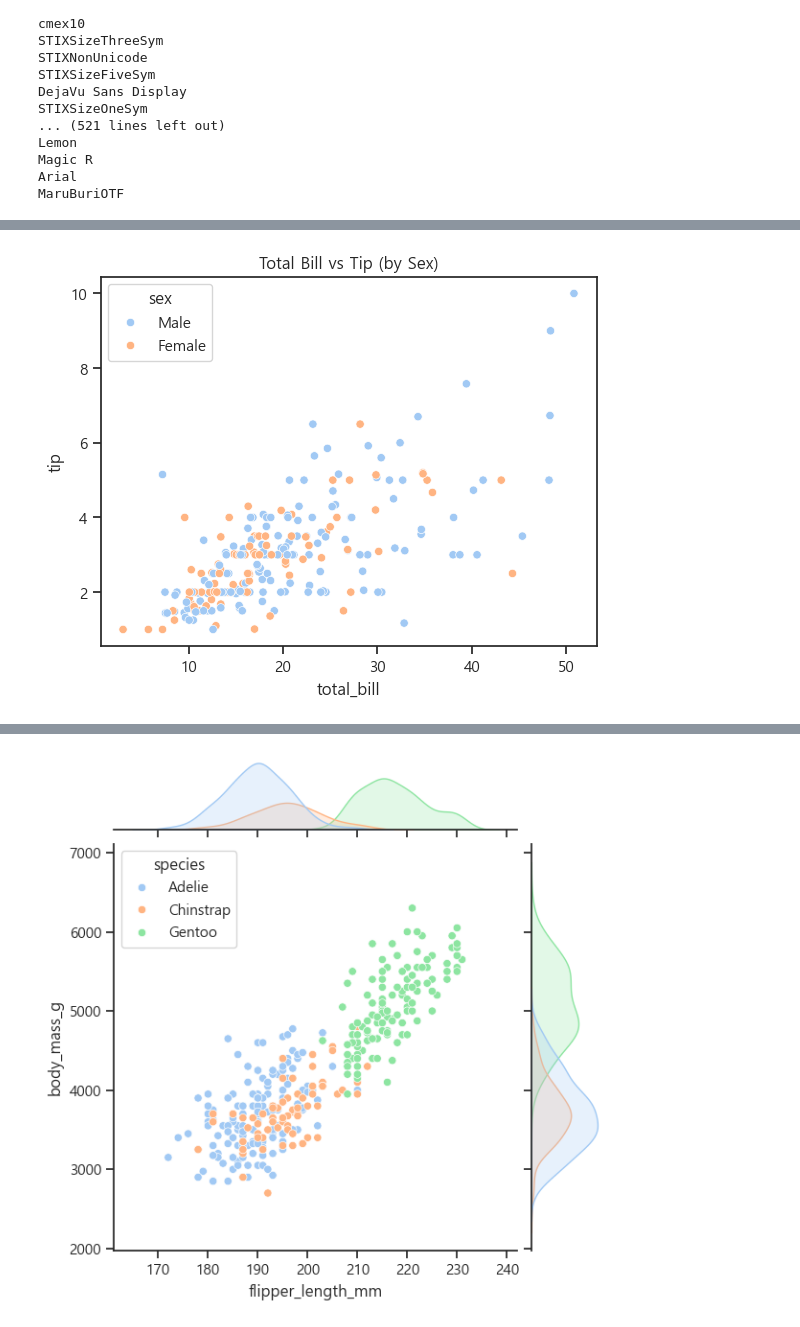
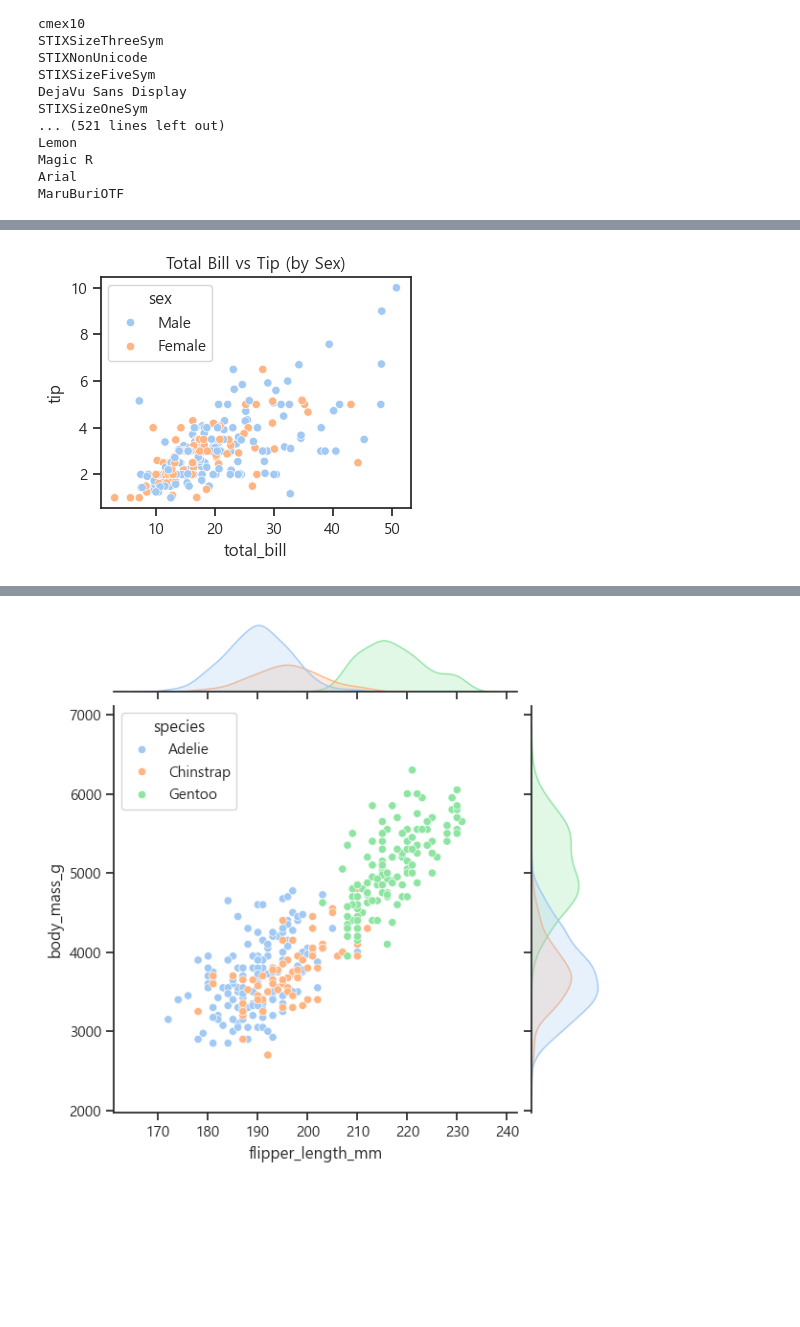
Before and after one commit to Subin928/RE_python_5th, a Jupyter notebook: DataAnalysis/08_seaborn.ipynb, the cells around one changed output, grey strips where cells are left out. Cells and saved outputs as stored; diff of their text form; code cells hidden in the pictures; blank space fills up the shorter version.

```diff
--- a/DataAnalysis/08_seaborn.ipynb
+++ b/DataAnalysis/08_seaborn.ipynb
@@ -107,12 +113,12 @@ plt.show()
 # %%
 # scatterplot()
 # 산점도
-
+plt.figure(figsize=(4, 3))
 sns.scatterplot(data=tips, x="total_bill", y="tip", hue = "sex")
 plt.title("Total Bill vs Tip (by Sex)")
 plt.show()
 # %% [output]
-[figure, old version]
+[figure, new version]
 # %%
 # heatmap()
 # 상관계수행렬의 그래프
```
Also changed, not shown: parts of 6 cells of this notebook.
